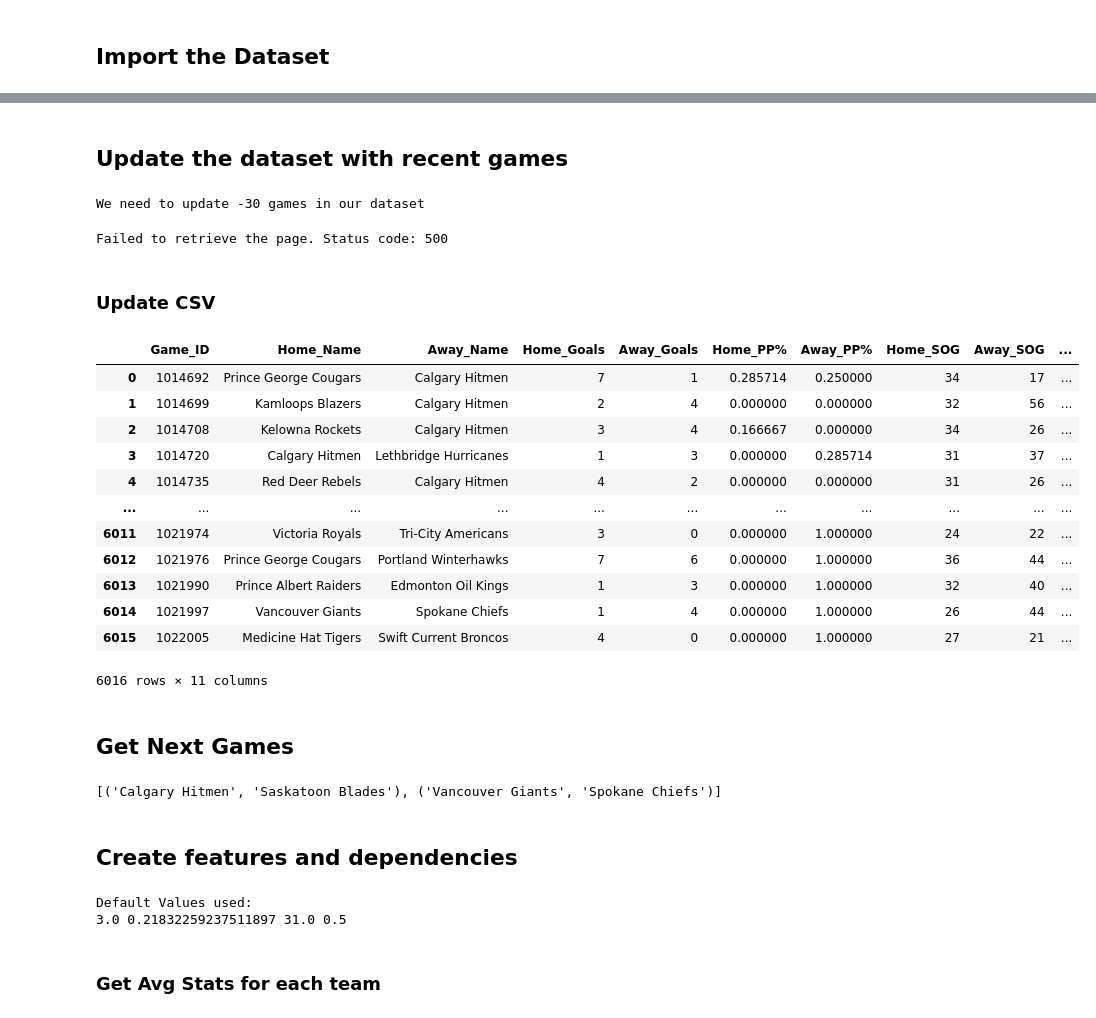
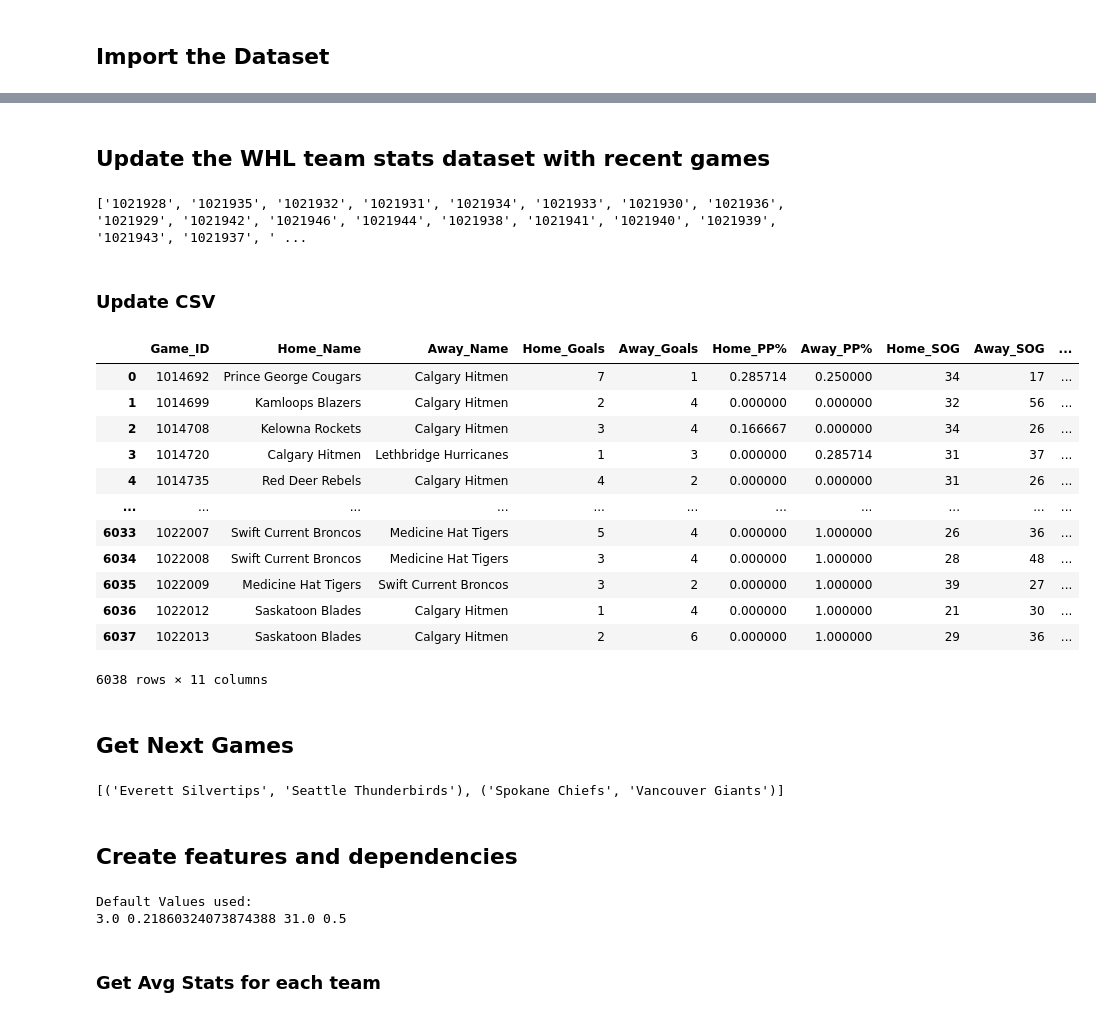
Before and after one commit to caleb-stewart/WHL-Game-Predictor, a Jupyter notebook: WHL_Win_Predictor.ipynb, the cells around one changed output, grey strips where cells are left out. Saved outputs shown, nothing was run; the diff lists cells and outputs as text; code cells hidden in the pictures.

Commit message:
Fixed updating WHL stats bug

```diff
--- a/WHL_Win_Predictor.ipynb
+++ b/WHL_Win_Predictor.ipynb
@@ -110,31 +110,28 @@ display(dataset)
 # %% [markdown]
-## Update the dataset with recent games
+## Update the WHL team stats dataset with recent games
-# %%
-# Get the most recent games, and check their game ID
-last_game_id = get_game_ids(game_id_url_func(0, 1))
-last_game_id = int(last_game_id[-1]["ID"])
-
-# Get the latest game ID we have in the dataset
-last_recorded_game_id = dataset.iloc[-1]['Game_ID']
-
-# Get the difference between the last game and the last recorded game.
-# this will give us how many games off our dataset is
-num_of_game_to_update = last_game_id - last_recorded_game_id
-print(f'We need to update {num_of_game_to_update} games in our dataset')
-# %% [output]
-We need to update -30 games in our dataset
 # %%
-update_games = get_game_ids(game_id_url_func(0, num_of_game_to_update))
+# Get the last 10 days worth of games. Do this for reducency, incase we missed a day of running the script
+update_games = get_game_ids(game_id_url_func(0, 10))
+
+print([game['ID'] for game in update_games])
 # We get a lot of games because the API calls num_of_game_to_update back, and multiple games are played on the same day
 # %% [output]
-Failed to retrieve the page. Status code: 500
+['1021928', '1021935', '1021932', '1021931', '1021934', '1021933', '1021930', '1021936', '1021929', '1021942', '1021946', '1021944', '1021938', '1021941', '1021940', '1021939', '1021943', '1021937', ' ...
 # %%
+recorded_ids = set(dataset['Game_ID'])
+
+# If there is a game that we havent seen, set this to true
+# This will write the updated stats to the WHL dataset
+update_dataset_condidion = False
 
 if update_games:
   for game in update_games:
     # Because we got more games than we needed, we ignore the games we already have
-    if int(game['ID']) <= last_recorded_game_id:
+    if int(game['ID']) in recorded_ids:
       continue
+
+    # Need to update the WHL stats dataset
+    update_dataset_condidion = True
 
     # Get the game stats for each game
     stats = get_game_stats(game["ID"])
@@ -200,19 +197,24 @@ if update_games:
 ### Update CSV
 # %%
 # Update the CSV for future use
+# Sort by game_id
+dataset = dataset.sort_values(by="Game_ID")
+# Remove duplicate games, based on game_id
+dataset = dataset.drop_duplicates(subset="Game_ID", keep="first")
+dataset.reset_index(drop=True, inplace=True)
 display(dataset)
 # %% [output]
 |  | Game_ID | Home_Name | Away_Name | Home_Goals | Away_Goals | Home_PP% | Away_PP% | Home_SOG | Away_SOG | ... |
 | 0 | 1014692 | Prince George Cougars | Calgary Hitmen | 7 | 1 | 0.285714 | 0.250000 | 34 | 17 | ... |
 | 1 | 1014699 | Kamloops Blazers | Calgary Hitmen | 2 | 4 | 0.000000 | 0.000000 | 32 | 56 | ... |
 | 2 | 1014708 | Kelowna Rockets | Calgary Hitmen | 3 | 4 | 0.166667 | 0.000000 | 34 | 26 | ... |
 | 3 | 1014720 | Calgary Hitmen | Lethbridge Hurricanes | 1 | 3 | 0.000000 | 0.285714 | 31 | 37 | ... |
 | 4 | 1014735 | Red Deer Rebels | Calgary Hitmen | 4 | 2 | 0.000000 | 0.000000 | 31 | 26 | ... |
 | ... | ... | ... | ... | ... | ... | ... | ... | ... | ... | ... |
-| 6011 | 1021974 | Victoria Royals | Tri-City Americans | 3 | 0 | 0.000000 | 1.000000 | 24 | 22 | ... |
-| 6012 | 1021976 | Prince George Cougars | Portland Winterhawks | 7 | 6 | 0.000000 | 1.000000 | 36 | 44 | ... |
-| 6013 | 1021990 | Prince Albert Raiders | Edmonton Oil Kings | 1 | 3 | 0.000000 | 1.000000 | 32 | 40 | ... |
-| 6014 | 1021997 | Vancouver Giants | Spokane Chiefs | 1 | 4 | 0.000000 | 1.000000 | 26 | 44 | ... |
-| 6015 | 1022005 | Medicine Hat Tigers | Swift Current Broncos | 4 | 0 | 0.000000 | 1.000000 | 27 | 21 | ... |
+| 6033 | 1022007 | Swift Current Broncos | Medicine Hat Tigers | 5 | 4 | 0.000000 | 1.000000 | 26 | 36 | ... |
+| 6034 | 1022008 | Swift Current Broncos | Medicine Hat Tigers | 3 | 4 | 0.000000 | 1.000000 | 28 | 48 | ... |
+| 6035 | 1022009 | Medicine Hat Tigers | Swift Current Broncos | 3 | 2 | 0.000000 | 1.000000 | 39 | 27 | ... |
+| 6036 | 1022012 | Saskatoon Blades | Calgary Hitmen | 1 | 4 | 0.000000 | 1.000000 | 21 | 30 | ... |
+| 6037 | 1022013 | Saskatoon Blades | Calgary Hitmen | 2 | 6 | 0.000000 | 1.000000 | 29 | 36 | ... |
-6016 rows × 11 columns
+6038 rows × 11 columns
 # %%
@@ -236,7 +238,7 @@ for game in next_games_response:
 
 print(next_games)
 # %% [output]
-[('Calgary Hitmen', 'Saskatoon Blades'), ('Vancouver Giants', 'Spokane Chiefs')]
+[('Everett Silvertips', 'Seattle Thunderbirds'), ('Spokane Chiefs', 'Vancouver Giants')]
 # %% [markdown]
 ## Create features and dependencies
 # %%
@@ -250,7 +252,7 @@ print('Default Values used:')
 print(default_goals, default_ppp, default_sog, default_fowp)
 # %% [output]
 Default Values used:
-3.0 0.21832259237511897 31.0 0.5
+3.0 0.21860324073874388 31.0 0.5
 # %%
 def get_opponent_stats(dataset, queue, opponent_name, row):
   """
```
Also changed, not shown: parts of 7 cells of this notebook, 2 other files.
